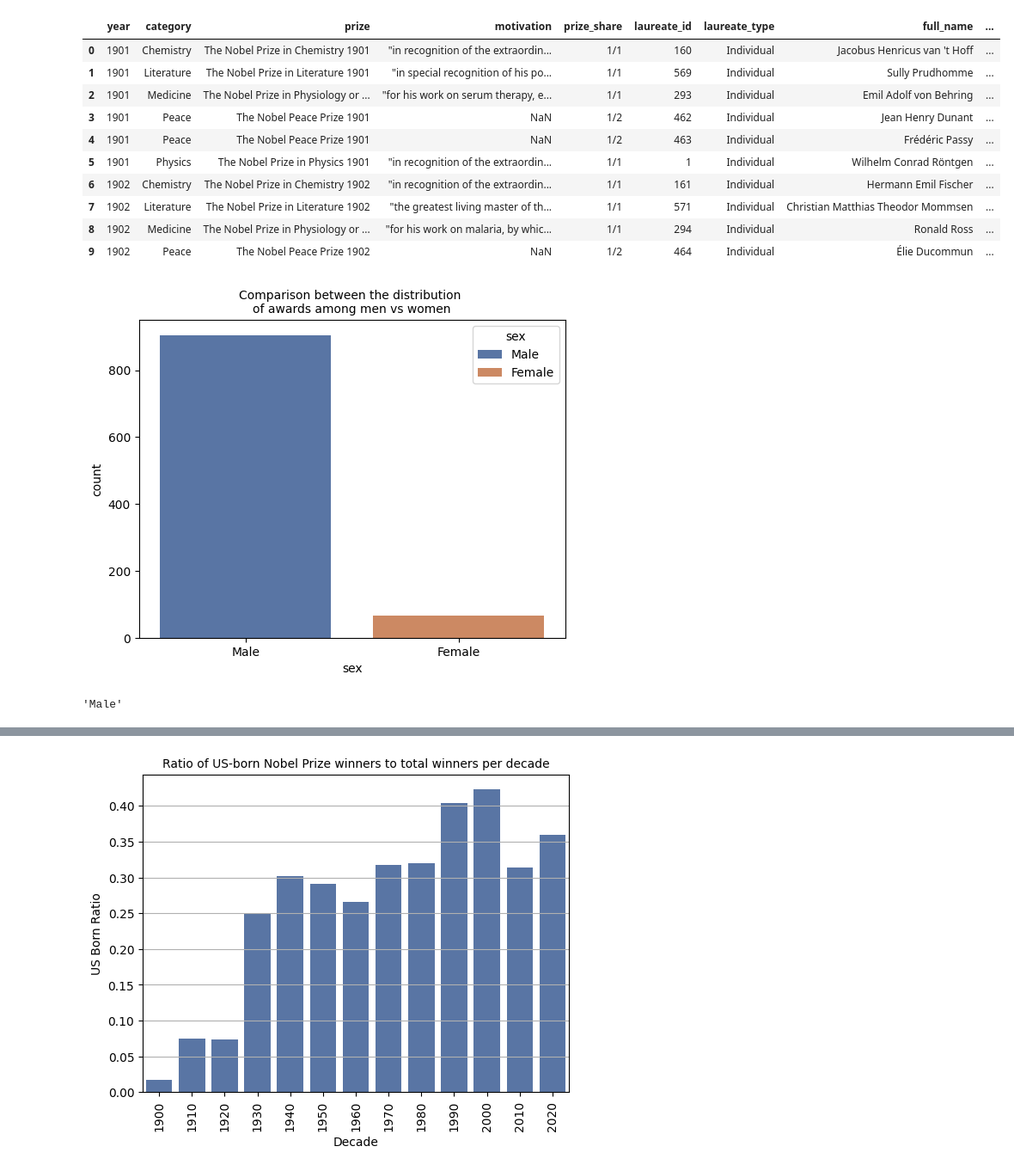
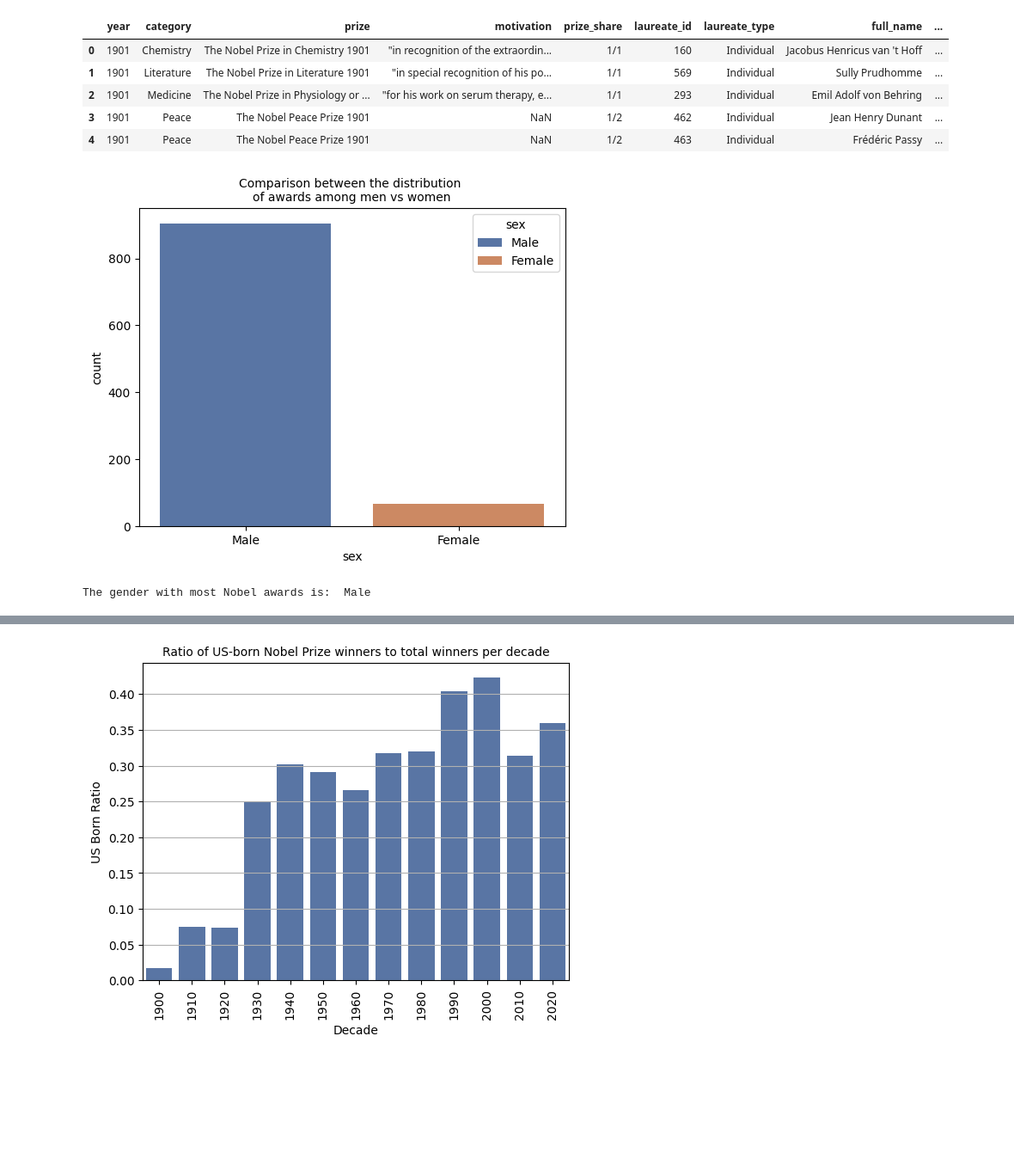
Before and after one commit to delinquentxx/data-science-projects, a Jupyter notebook: notebook/nobel.ipynb, the cells around one changed output, grey strips where cells are left out. Shown: that part at 86% size. Drawn from its saved outputs; the diff is of its cells as text; code cells hidden in the pictures; blank space fills up the shorter version.

```diff
--- a/notebook/nobel.ipynb
+++ b/notebook/nobel.ipynb
@@ -7,20 +7,15 @@ import matplotlib.pyplot as plt
 # %%
 #Specifying file path and loading csv file
 filepath = "../data/nobel.csv"
 nobel = pd.read_csv(filepath)
-nobel.head(10)
+nobel.head(5)
 # %% [output]
 |  | year | category | prize | motivation | prize_share | laureate_id | laureate_type | full_name | ... |
 | 0 | 1901 | Chemistry | The Nobel Prize in Chemistry 1901 | "in recognition of the extraordin... | 1/1 | 160 | Individual | Jacobus Henricus van 't Hoff | ... |
 | 1 | 1901 | Literature | The Nobel Prize in Literature 1901 | "in special recognition of his po... | 1/1 | 569 | Individual | Sully Prudhomme | ... |
 | 2 | 1901 | Medicine | The Nobel Prize in Physiology or ... | "for his work on serum therapy, e... | 1/1 | 293 | Individual | Emil Adolf von Behring | ... |
 | 3 | 1901 | Peace | The Nobel Peace Prize 1901 | NaN | 1/2 | 462 | Individual | Jean Henry Dunant | ... |
 | 4 | 1901 | Peace | The Nobel Peace Prize 1901 | NaN | 1/2 | 463 | Individual | Frédéric Passy | ... |
-| 5 | 1901 | Physics | The Nobel Prize in Physics 1901 | "in recognition of the extraordin... | 1/1 | 1 | Individual | Wilhelm Conrad Röntgen | ... |
-| 6 | 1902 | Chemistry | The Nobel Prize in Chemistry 1902 | "in recognition of the extraordin... | 1/1 | 161 | Individual | Hermann Emil Fischer | ... |
-| 7 | 1902 | Literature | The Nobel Prize in Literature 1902 | "the greatest living master of th... | 1/1 | 571 | Individual | Christian Matthias Theodor Mommsen | ... |
-| 8 | 1902 | Medicine | The Nobel Prize in Physiology or ... | "for his work on malaria, by whic... | 1/1 | 294 | Individual | Ronald Ross | ... |
-| 9 | 1902 | Peace | The Nobel Peace Prize 1902 | NaN | 1/2 | 464 | Individual | Élie Ducommun | ... |
 # %%
 # Distribution of gender
 top_gender = nobel['sex'].value_counts().index[0]
@@ -31,10 +26,10 @@ gender_plot = sns.countplot(
     hue='sex')
 plt.title('Comparison between the distribution \nof awards among men vs women', fontsize=10)
 plt.show()
-top_gender
+print("The gender with most Nobel awards is: ", top_gender)
 # %% [output]
 [figure]
-'Male'
+The gender with most Nobel awards is:  Male
 # %%
 #Identifying the top country with most awards
 top_country = nobel['birth_country'].value_counts().index[0]
```
Also changed, not shown: parts of 1 cell of this notebook.
